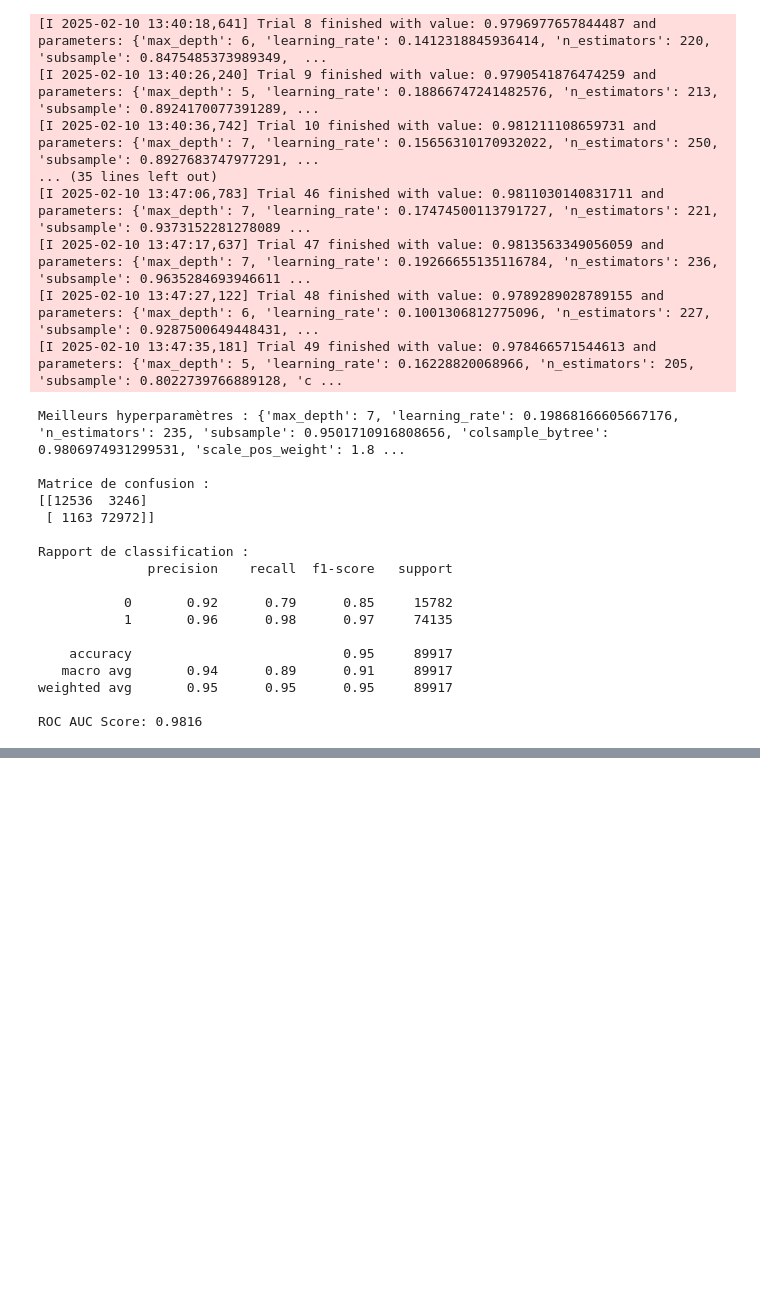
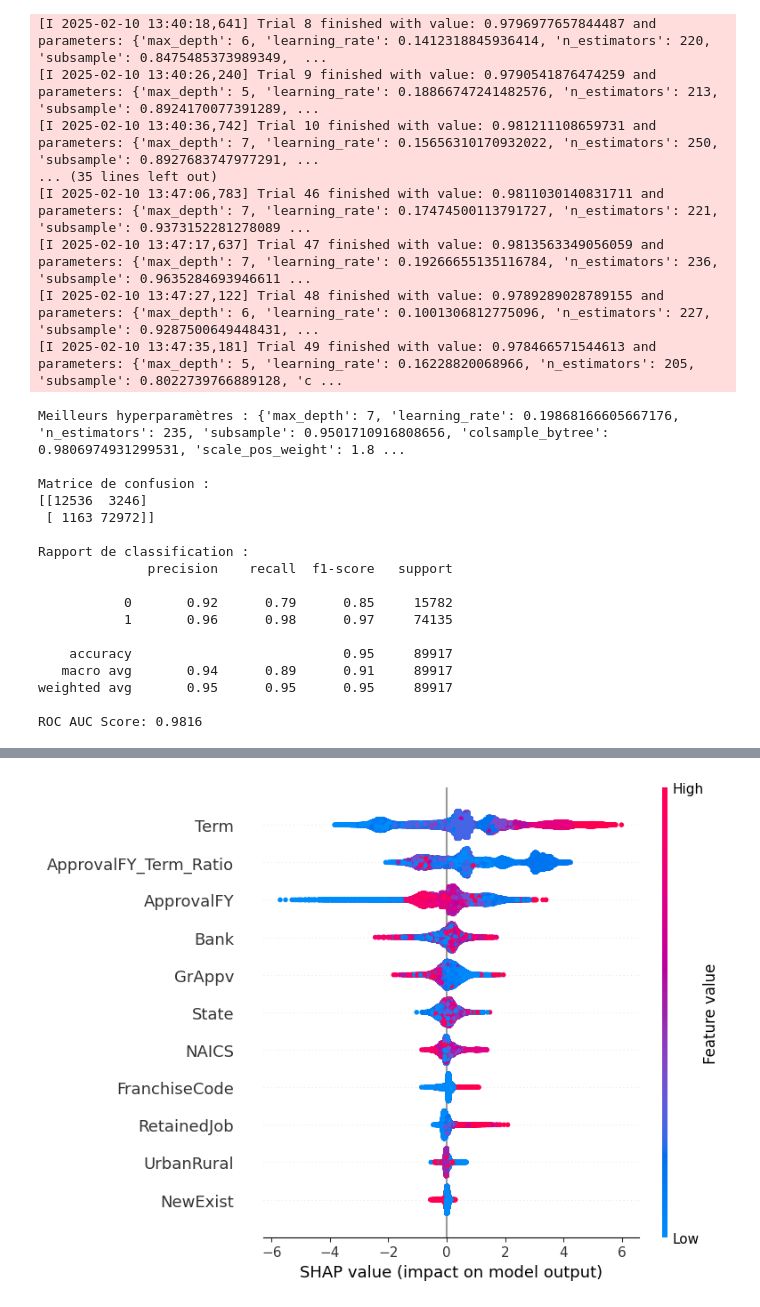
Before and after one commit to RaoufAddeche/Simplon_SBA-modelisation, a Jupyter notebook: notebooks/model.ipynb, the cells around one changed output, grey strips where cells are left out. Saved outputs shown, nothing was run; the diff lists cells and outputs as text; code cells hidden in the pictures; blank space fills up the shorter version.

```diff
--- a/notebooks/model.ipynb
+++ b/notebooks/model.ipynb
@@ -288,3 +322,70 @@ Rapport de classification :
 weighted avg       0.95      0.95      0.95     89917
 
 ROC AUC Score: 0.9816
+# %%
+# Standardisation des colonnes monétaires
+monetary_cols = ['GrAppv', 'DisbursementGross']
+scaler = StandardScaler()
+df[monetary_cols] = scaler.fit_transform(df[monetary_cols])
+
+# Création de nouvelles features (interactions entre variables)
+# df['GrAppv_Term_Ratio'] = df['GrAppv'] / (df['Term'] + 1)
+# df['SBA_Appv_Term_Ratio'] = df['SBA_Appv'] / (df['Term'] + 1)
+df['ApprovalFY_Term_Ratio'] = df['ApprovalFY'] / (df['Term'] + 1)
+
+# Séparation des features et de la cible
+features = ['State', 'NAICS', 'ApprovalFY', 'NewExist', 'RetainedJob',
+            'FranchiseCode', 'UrbanRural', 'GrAppv', 'Bank', 'Term',
+            'ApprovalFY_Term_Ratio']
+X = df[features]
+y = df['MIS_Status']
+
+# Vérification du déséquilibre des classes
+class_counts = y.value_counts()
+scale_pos_weight = class_counts[0] / class_counts[1] if class_counts[1] != 0 else 1
+
+# Séparation en train/test avec stratification
+X_train, X_test, y_train, y_test = train_test_split(
+    X, y, test_size=0.1, shuffle=True, random_state=42, stratify=y)
+
+# Définition du modèle XGBoost avec hyperparamètres ajustés pour améliorer le F1-score de la classe 0
+best_model = xgb.XGBClassifier(
+    max_depth=6,  # Augmenter la profondeur pour capturer plus de complexité
+    learning_rate=0.15,  # Ajuster le taux d'apprentissage
+    n_estimators=250,  # Augmenter le nombre d'estimateurs
+    subsample=0.9,  # Légère augmentation de la sous-sampling
+    colsample_bytree=0.9,  # Utiliser plus de features par arbre
+    scale_pos_weight=scale_pos_weight * 1.4  # Ajuster pour améliorer la détection de la classe 0
+)
+{'max_depth': 10, 'learning_rate': 0.1362428548659794, 'n_estimators': 362,
+  'subsample': 0.973051842684875, 'colsample_bytree': 0.8460830471606468, 'scale_pos_weight': 1.075431778029177}
+# Entraînement du modèle
+best_model.fit(X_train, y_train)
+
+# Ajustement du seuil de classification
+threshold = 0.25  # Ajustement pour mieux détecter la classe 0
+y_proba = best_model.predict_proba(X_test)[:, 1]
+y_pred = (y_proba > threshold).astype(int)
+
+# Prédictions et évaluation
+print("\nMatrice de confusion :")
+print(confusion_matrix(y_test, y_pred))
+print("\nRapport de classification :")
+print(classification_report(y_test, y_pred))
+
+# Score ROC AUC (uniquement si binaire)
+if len(np.unique(y_test)) == 2:
+    roc_auc = roc_auc_score(y_test, y_proba)
+    print(f'ROC AUC Score: {roc_auc:.4f}')
+
+# Importance des features avec XGBoost
+print("\nFeature Importance (XGBoost) :")
+feature_importances = best_model.feature_importances_
+for col, importance in zip(features, feature_importances):
+    print(f'{col}: {importance:.4f}')
+
+# SHAP pour interprétabilité
+explainer = shap.Explainer(best_model)
+shap_values = explainer(X_test)
+shap.summary_plot(shap_values, X_test)
+# %% [output]
@@ -290,0 +409 @@ ROC AUC Score: 0.9816
+[figure, added]
```
Also changed, not shown: parts of 10 cells of this notebook, 8 other files.
